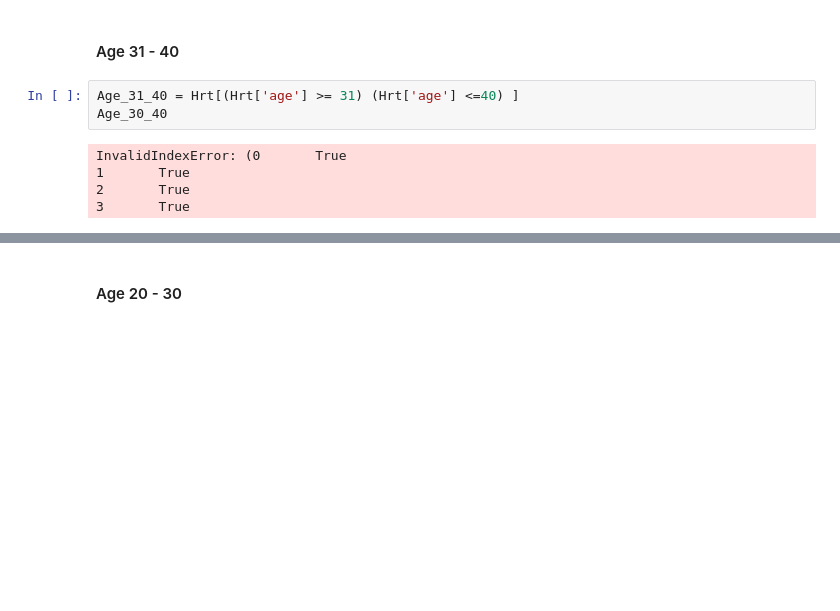
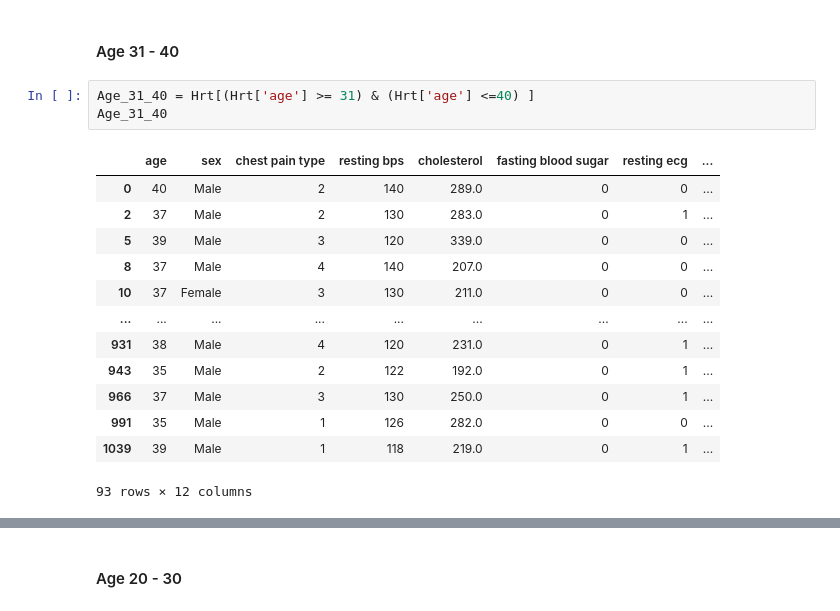
Before and after one commit to Astro0re/Data, a Jupyter notebook: Heart Disease/Heart Disease analysis.ipynb, the cells around one changed output, grey strips where cells are left out. Saved outputs shown, nothing was run; the diff lists cells and outputs as text; blank space fills up the shorter version.

```diff
--- a/Heart Disease/Heart Disease analysis.ipynb
+++ b/Heart Disease/Heart Disease analysis.ipynb
@@ -182,10 +202,19 @@ Age_40_50
 # %% [markdown]
 #### Age 31 - 40
 # %%
-Age_31_40 = Hrt[(Hrt['age'] >= 31) (Hrt['age'] <=40) ]
-Age_30_40
+Age_31_40 = Hrt[(Hrt['age'] >= 31) & (Hrt['age'] <=40) ]
+Age_31_40
 # %% [output]
+|  | age | sex | chest pain type | resting bps | cholesterol | fasting blood sugar | resting ecg | ... |
+| 0 | 40 | Male | 2 | 140 | 289.0 | 0 | 0 | ... |
+| 2 | 37 | Male | 2 | 130 | 283.0 | 0 | 1 | ... |
+| 5 | 39 | Male | 3 | 120 | 339.0 | 0 | 0 | ... |
+| 8 | 37 | Male | 4 | 140 | 207.0 | 0 | 0 | ... |
+| 10 | 37 | Female | 3 | 130 | 211.0 | 0 | 0 | ... |
+| ... | ... | ... | ... | ... | ... | ... | ... | ... |
+| 931 | 38 | Male | 4 | 120 | 231.0 | 0 | 1 | ... |
+| 943 | 35 | Male | 2 | 122 | 192.0 | 0 | 1 | ... |
+| 966 | 37 | Male | 3 | 130 | 250.0 | 0 | 1 | ... |
+| 991 | 35 | Male | 1 | 126 | 282.0 | 0 | 0 | ... |
+| 1039 | 39 | Male | 1 | 118 | 219.0 | 0 | 1 | ... |
-InvalidIndexError: (0       True
-1       True
-2       True
-3       True
+93 rows × 12 columns
```
Also changed, not shown: parts of 33 cells of this notebook.
